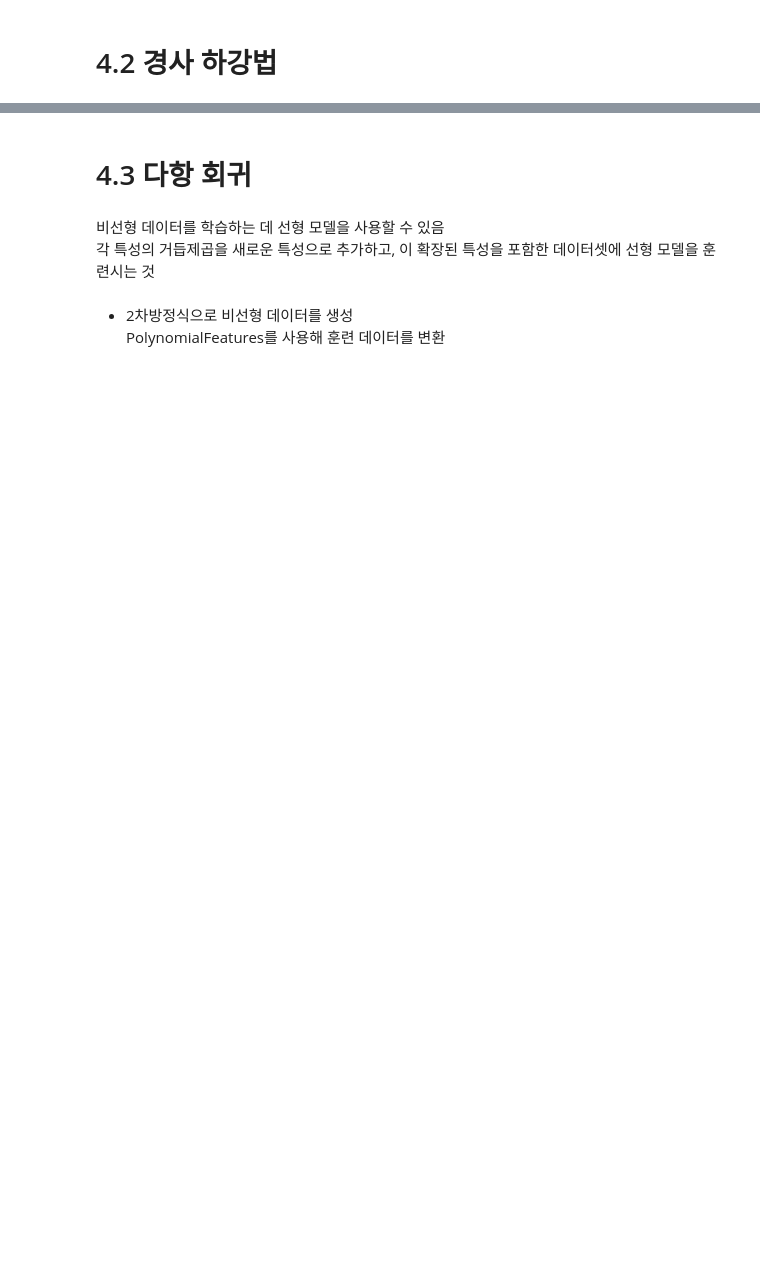
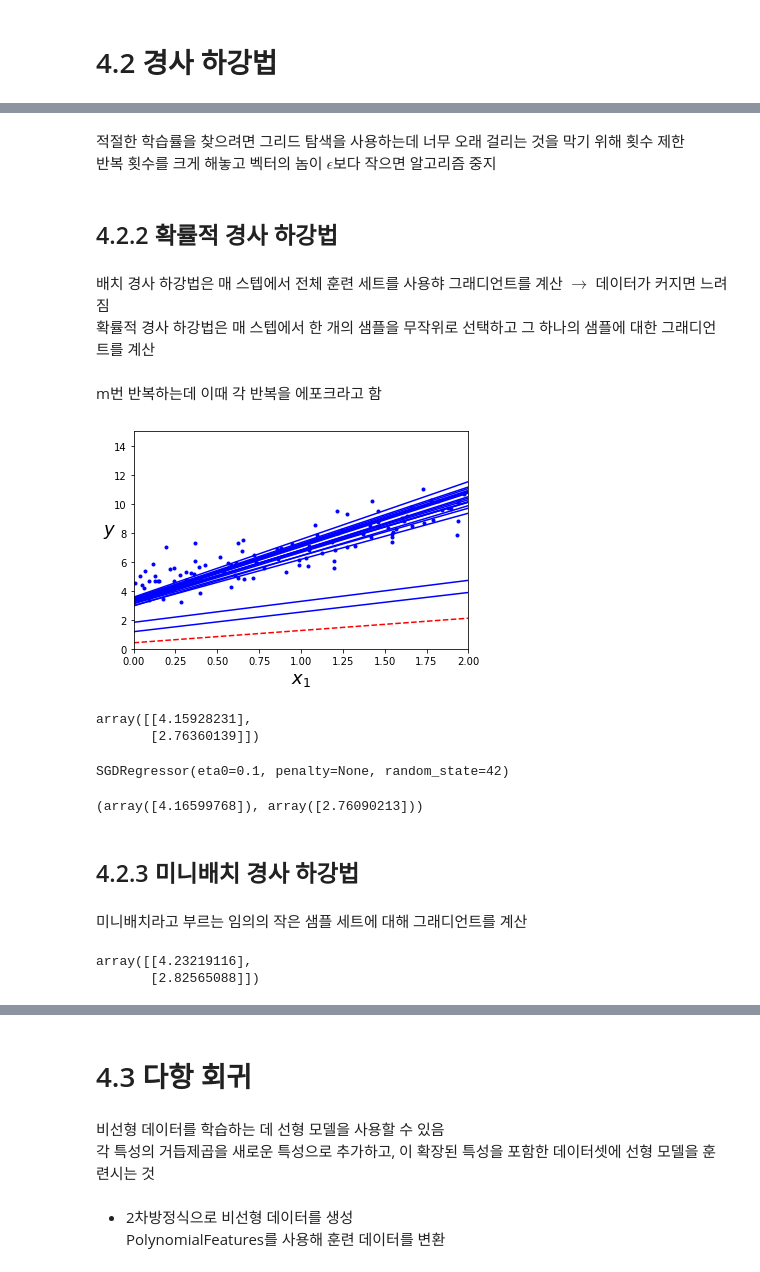
Before and after one commit to hyerim02/Hands-on, a Jupyter notebook: 1-4 모델 훈련/04_training_linear_models.ipynb, the cells around one changed output, grey strips where cells are left out. Drawn from its saved outputs; the diff is of its cells as text; code cells hidden in the pictures; blank space fills up the shorter version.

```diff
--- a/1-4 모델 훈련/04_training_linear_models.ipynb
+++ b/1-4 모델 훈련/04_training_linear_models.ipynb
@@ -88,0 +161,64 @@ SVD는 훈련 세트 행렬 $X$를 3개의 행렬곱셈 $U \sum V^T$로 분해
+# %% [markdown]
+적절한 학습률을 찾으려면 그리드 탐색을 사용하는데 너무 오래 걸리는 것을 막기 위해 횟수 제한
+반복 횟수를 크게 해놓고 벡터의 놈이 $\epsilon$보다 작으면 알고리즘 중지
+# %% [markdown]
+## 4.2.2 확률적 경사 하강법
+# %% [markdown]
+배치 경사 하강법은 매 스텝에서 전체 훈련 세트를 사용햐 그래디언트를 계산 $\rightarrow$ 데이터가 커지면 느려짐
+확률적 경사 하강법은 매 스텝에서 한 개의 샘플을 무작위로 선택하고 그 하나의 샘플에 대한 그래디언트를 계산
+# %% [markdown]
+m번 반복하는데 이때 각 반복을 에포크라고 함
+# %%
+theta_path_sgd = []
+m = len(x_b)
+np.random.seed(42)
+# %%
+n_epochs = 50
+t0, t1 = 5, 50  # 학습 스케줄 하이퍼파라미터
+
+def learning_schedule(t):
+    return t0 / (t + t1)
+
+theta = np.random.randn(2,1)  # 랜덤 초기화
+
+for epoch in range(n_epochs):
+    for i in range(m):
+        if epoch == 0 and i < 20:
+            y_predict = x_new_b.dot(theta)
+            style = "b-" if i > 0 else "r--"
+            plt.plot(x_new, y_predict, style)
+        random_index = np.random.randint(m)
+        xi = x_b[random_index:random_index+1]
+        yi = y[random_index:random_index+1]
+        gradients = 2 * xi.T.dot(xi.dot(theta) - yi)
+        eta = learning_schedule(epoch * m + i)
+        theta = theta - eta * gradients
+        theta_path_sgd.append(theta)
+
+plt.plot(x, y, "b.")
+plt.xlabel("$x_1$", fontsize=18)
+plt.ylabel("$y$", rotation=0, fontsize=18)
+plt.axis([0, 2, 0, 15])
+plt.show()
+# %% [output]
+[figure, added]
+# %%
+theta
+# %% [output]
+array([[4.15928231],
+       [2.76360139]])
+# %%
+from sklearn.linear_model import SGDRegressor
+
+sgd_reg = SGDRegressor(max_iter=1000, tol=1e-3, penalty=None, eta0=0.1, random_state=42)
+sgd_reg.fit(x, y.ravel())
+# %% [output]
+SGDRegressor(eta0=0.1, penalty=None, random_state=42)
+# %%
+sgd_reg.intercept_, sgd_reg.coef_
+# %% [output]
+(array([4.16599768]), array([2.76090213]))
+# %% [markdown]
+## 4.2.3 미니배치 경사 하강법
+# %% [markdown]
+미니배치라고 부르는 임의의 작은 샘플 세트에 대해 그래디언트를 계산
@@ -88,0 +251,5 @@ SVD는 훈련 세트 행렬 $X$를 3개의 행렬곱셈 $U \sum V^T$로 분해
+# %%
+theta
+# %% [output]
+array([[4.23219116],
+       [2.82565088]])
```
Also changed, not shown: parts of 33 cells of this notebook.
